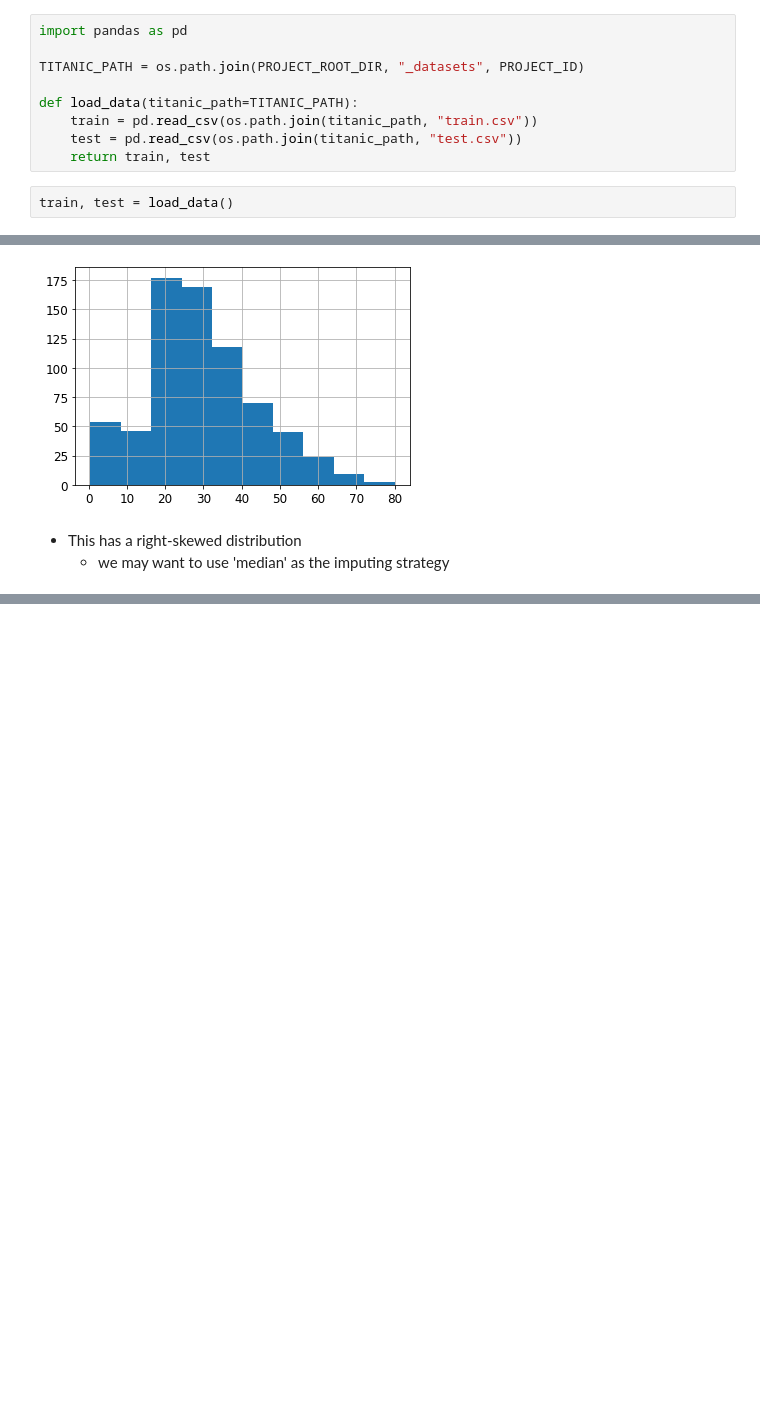
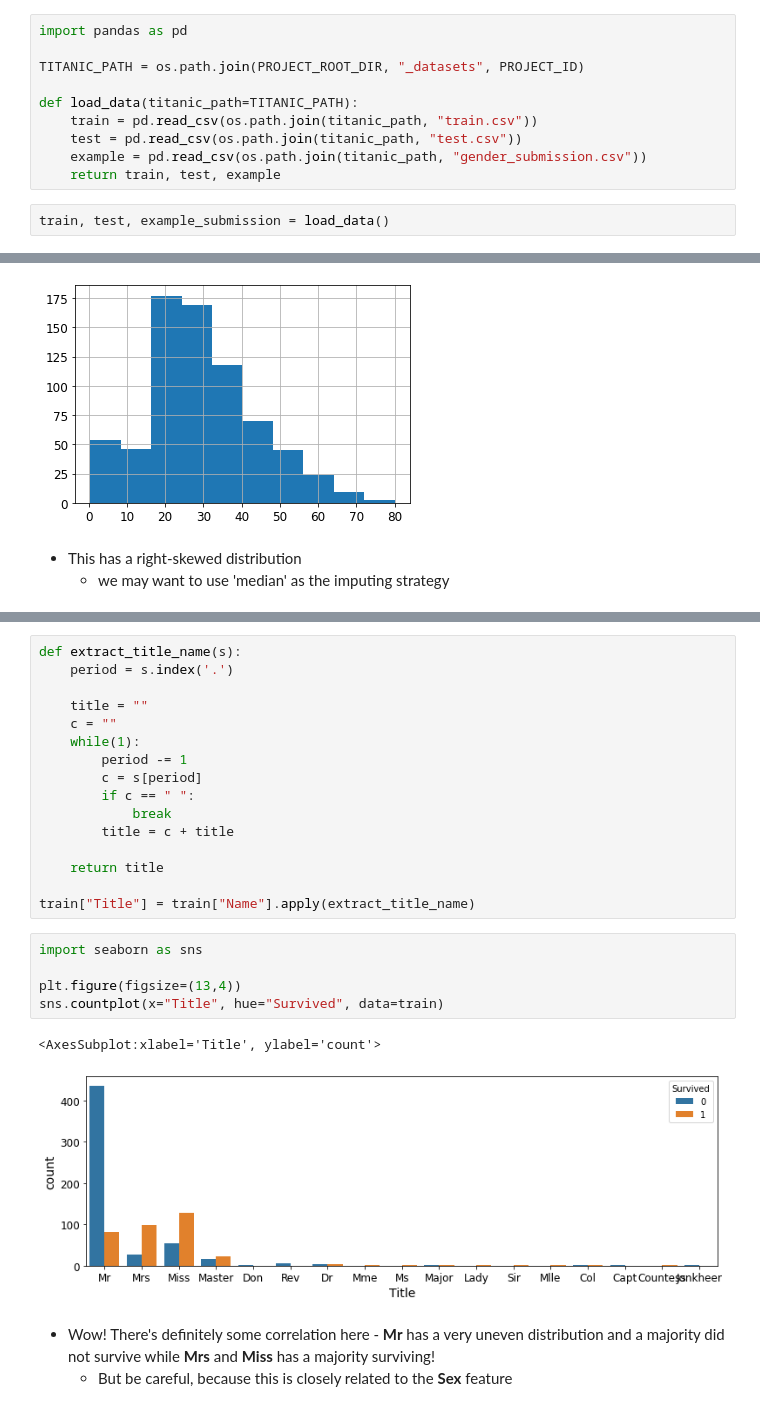
Before and after one commit to calvinh99/handsonml, a Jupyter notebook: learning/titanic.ipynb, the cells around one changed output, grey strips where cells are left out. Cells and saved outputs as stored; diff of their text form; blank space fills up the shorter version.

```diff
--- a/learning/titanic.ipynb
+++ b/learning/titanic.ipynb
@@ -69,9 +72,10 @@ TITANIC_PATH = os.path.join(PROJECT_ROOT_DIR, "_datasets", PROJECT_ID)
 def load_data(titanic_path=TITANIC_PATH):
     train = pd.read_csv(os.path.join(titanic_path, "train.csv"))
     test = pd.read_csv(os.path.join(titanic_path, "test.csv"))
-    return train, test
+    example = pd.read_csv(os.path.join(titanic_path, "gender_submission.csv"))
+    return train, test, example
 # %%
-train, test = load_data()
+train, test, example_submission = load_data()
 # %% [markdown]
 - Don't touch the test set till we've finalized our model
 # %%
@@ -193,0 +153,27 @@ sns.countplot(x='Embarked', hue='Survived', data=train)
+# %%
+def extract_title_name(s):
+    period = s.index('.')
+
+    title = ""
+    c = ""
+    while(1):
+        period -= 1
+        c = s[period]
+        if c == " ":
+            break
+        title = c + title
+
+    return title
+
+train["Title"] = train["Name"].apply(extract_title_name)
+# %%
+import seaborn as sns
+
+plt.figure(figsize=(13,4))
+sns.countplot(x="Title", hue="Survived", data=train)
+# %% [output]
+<AxesSubplot:xlabel='Title', ylabel='count'>
+[figure, added]
+# %% [markdown]
+- Wow! There's definitely some correlation here - **Mr** has a very uneven distribution and a majority did not survive while **Mrs** and **Miss** has a majority surviving!
+    - But be careful, because this is closely related to the **Sex** feature
```
Also changed, not shown: parts of 114 cells of this notebook.
